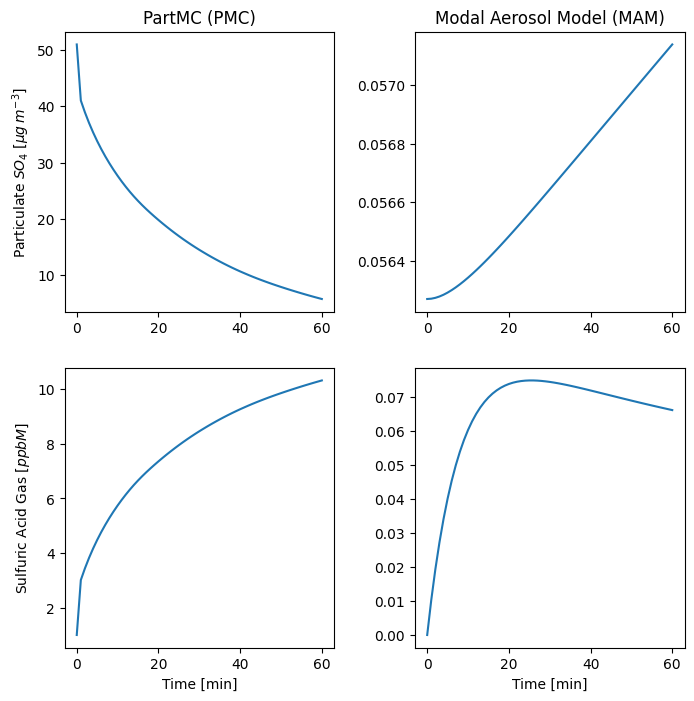
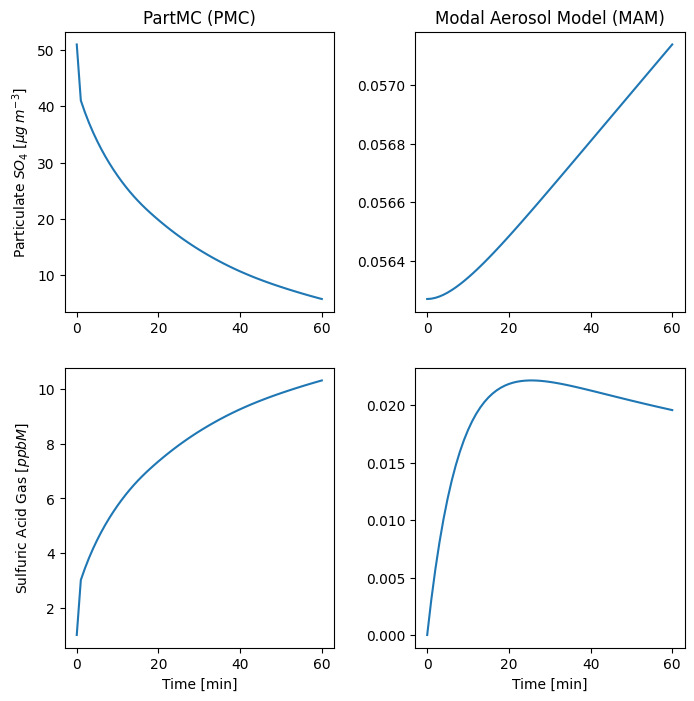
The notebook cell's code change between the first figure and the second:
--- before
+++ after
@@ -7,5 +7,5 @@
 # Retrieve MAM4 Results
 so4_mam   = 1e9*mam.so4_aer.sum('mode')*(air_mol_conc*air_molwt)  # ug m-3
-h2so4_mam = 1e9*mam.h2so4_gas  # ppbM
+h2so4_mam = 1e9*mam.h2so4_gas * 28.966/98.0  # ppbV
 
 # Plot Figure
@@ -19,5 +19,5 @@
 ax1[1,0].set_xlabel('Time [min]')
 ax1[1,0].set_ylabel('Sulfuric Acid Gas $[ppbM]$')
-ax1[1,1].plot(np.arange(61), 1e9*mam.h2so4_gas)
+ax1[1,1].plot(np.arange(61), h2so4_mam)
 ax1[1,1].set_xlabel('Time [min]')
 

Commit: Implements updates to test cases to work with Duncan's cases  On branch standards_savio  Changes to be committed: 	new file:   camp/s2_config/aerosol_phases.json 	new file:   camp/s2_config/mam4_aerosol_representation.json 	new file:   camp/s2_config/mam4_config.json 	new file:   camp/s2_config/mam_